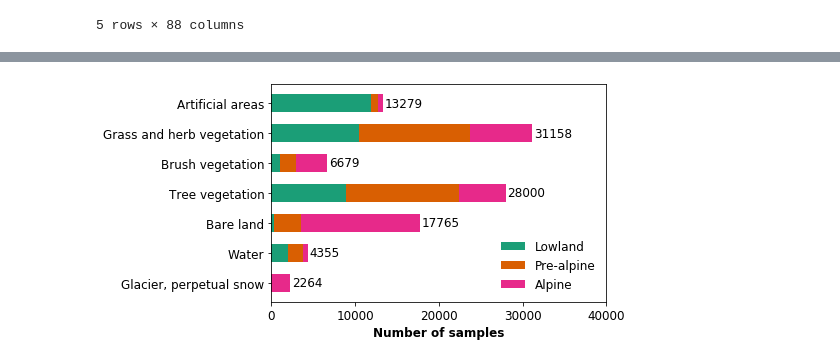
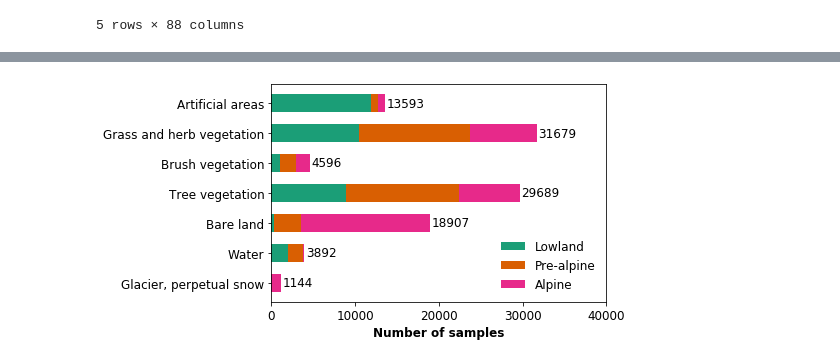
Before and after one commit to SebastianHafner/masterthesis, a Jupyter notebook: reference_data.ipynb, the cells around one changed output, grey strips where cells are left out. Cells and saved outputs as stored; diff of their text form; code cells hidden in the pictures.

Commit message:
added plots for reference data analysis

```diff
--- a/reference_data.ipynb
+++ b/reference_data.ipynb
@@ -569,28 +31,0 @@ plt.show()
-# %%
-"""
-Script to create a table that summarizes the reference data
-"""
-
-import pandas as pd
-import numpy as np
-import matplotlib.pyplot as plt
-%matplotlib inline
-
-rois = ['roi1','roi2','roi3']
-label = 'land_cover'
-
-list_dfs = []
-for roi in rois:
-    file_name = f'D:/thesis/scripts/data/arealstatistik/{roi}/{roi}_as_labeled.csv'
-    df = pd.read_csv(file_name)
-    df['roi'] = roi
-    list_dfs.append(df)
-
-data = pd.concat(list_dfs)
-
-stats_lc_total = data.groupby([label]).size()
-stats_rois_total = data.groupby(['roi']).size()
-stats_rois = data.groupby([label, 'roi']).size()
-print(stats_lc_total)
-print(stats_rois_total)
-print(stats_rois)
@@ -756,8 +41,9 @@ import matplotlib.pyplot as plt
 
 label = 'land_cover'
 rois = ['roi1','roi2','roi3']
+yearAS = 2004
 
-df = pd.read_csv('data/labeled_data.csv')
+df = pd.read_csv(f'data/arealstatistik/as{yearAS}_preprocessed.csv')
 
 stats = df.groupby(['roi', label]).size()
 classes = sorted(df[label].unique())
@@ -780,32 +66,32 @@ new_ys = []
 for iroi in range(len(rois)):
     y = []
     for iclass in classes:
         if iclass in xs[iroi]:
             y.append(ys[iroi][xs[iroi].index(iclass)])
         else:
             y.append(0)
     y.reverse()
     new_ys.append(np.array(y))
 ys = new_ys
 
 
 fontsize = 12
 plt.rcParams.update({'font.size': fontsize, 'axes.labelsize': fontsize, 'axes.titlesize': fontsize })
 
 # stack bars
 bar_width = 0.6
 plt.barh(class_names, ys[0], label='Lowland', color='#1b9e77', height=bar_width)
 plt.barh(class_names, ys[1], left=ys[0], label='Pre-alpine', color='#d95f02', height=bar_width)
 plt.barh(class_names, ys[2], left=ys[0]+ys[1], label='Alpine', color='#e7298a', height=bar_width)
 
 for xpos, ypos in zip(classes, ys[0]+ys[1]+ys[2]):
     plt.text(ypos+200, xpos, f'{ypos}', va='center')
 
 plt.xlim([0,40000])
 plt.xticks(range(0,40001,10000))
 plt.xlabel('Number of samples',fontweight='bold')
 plt.legend(loc='lower right', frameon=False)
-plt.savefig(f'reference_data.png', dpi=300, bbox_inches = "tight")
+plt.savefig(f'overview_reference_data_as{yearAS}.png', dpi=300, bbox_inches = "tight")
 plt.show()
 # %% [output]
-[figure, old version]
+[figure, new version]
```
Also changed, not shown: parts of 11 cells of this notebook.
